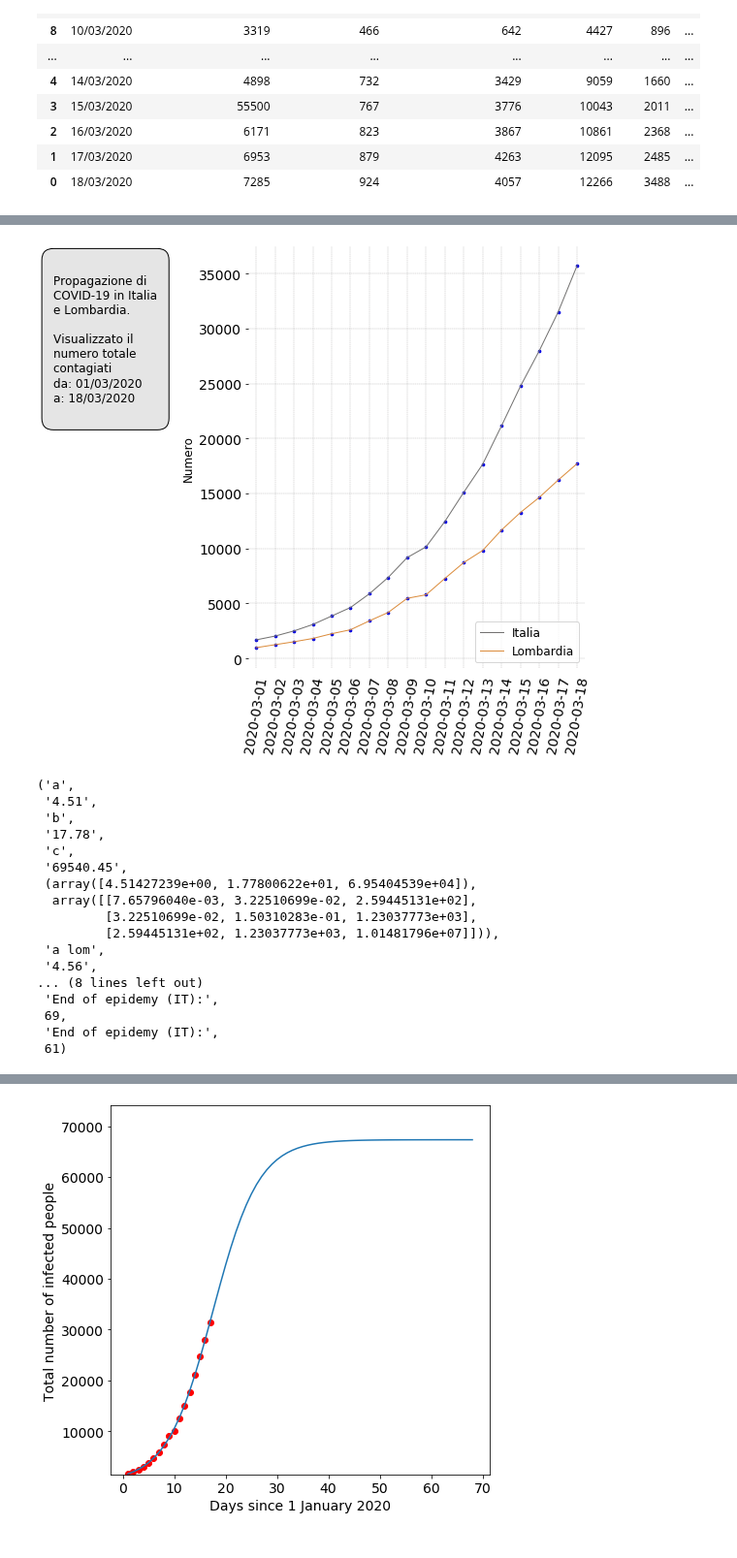
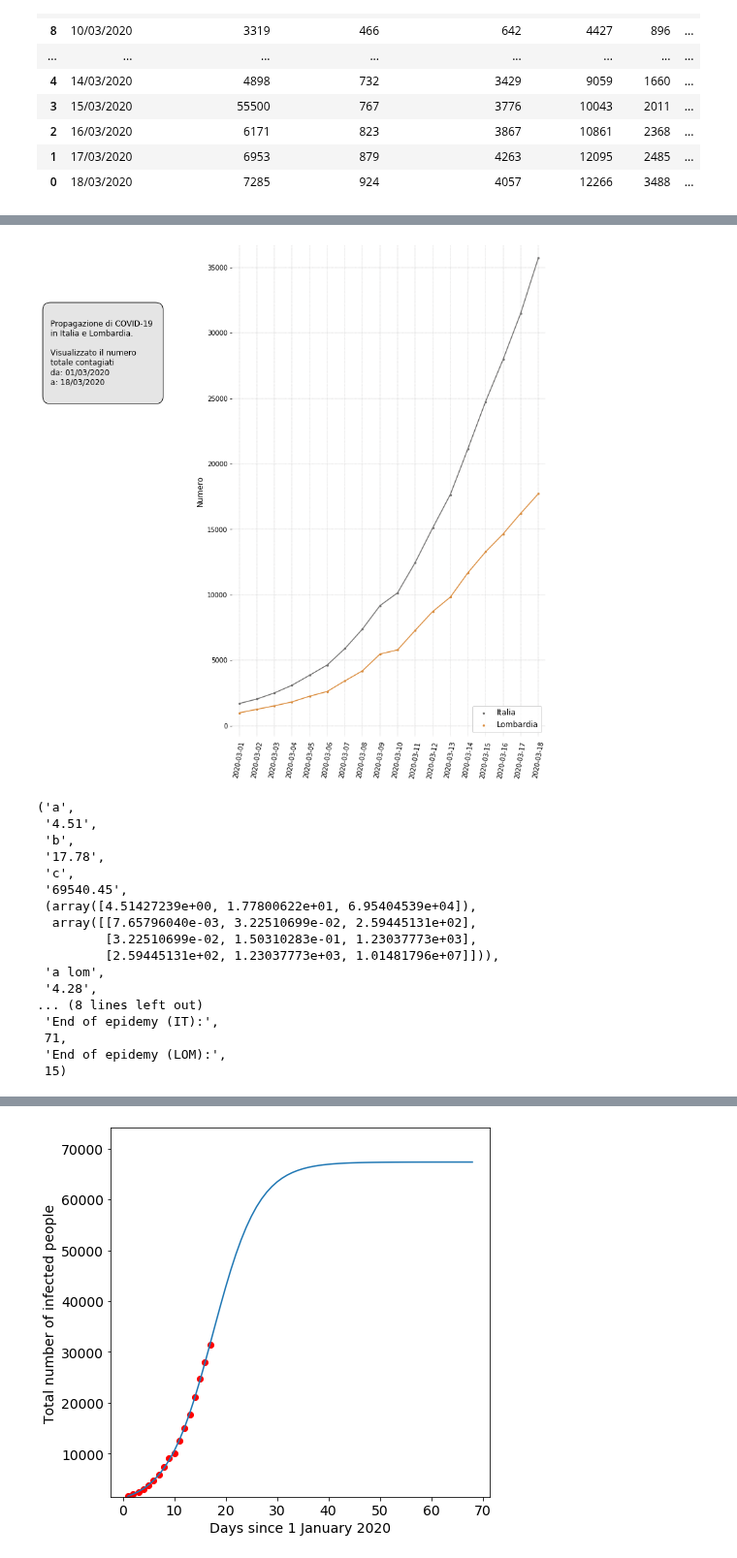
Before and after one commit to p-giovanni/Statistics, a Jupyter notebook: notebook/CoronaVirus.ipynb, the cells around one changed output, grey strips where cells are left out. Shown at 97% size. Cells and saved outputs as stored; diff of their text form; code cells hidden in the pictures.

Commit message:
Logistic model working properly.

```diff
--- a/notebook/CoronaVirus.ipynb
+++ b/notebook/CoronaVirus.ipynb
@@ -368,7 +370,7 @@ plt.savefig(os.path.join(images_path,"covid19_lombardy_chart.png"))
 #
 #
 
-def composed_c_virus_chart(ax, data_sets,log=False):
+def composed_c_virus_chart(ax, data_sets,log=False, title=None):
     """
     """
     rv = False
@@ -376,19 +378,29 @@ def composed_c_virus_chart(ax, data_sets,log=False):
         set_axes_common_properties(ax, no_grid=False)
         #ax.set_xlim(time_limits)
 
-
+        max_y = None
         for key in data_sets.keys():
             df = data_sets[key]["df"]
             x = df["timeStamp"].dt.to_pydatetime()
             y = df["Totale"]
+            new_max = y.max()
+            if max_y is None or new_max > max_y:
+                max_y = new_max
+
             colors = data_sets[key]["colors"]
 
             time_limits = [x.min() - pd.Timedelta(hours=10)
                           ,x.max() + pd.Timedelta(hours=10)]
             ax.set_xlim(time_limits)
 
-            ax.scatter(x, y, color=colors[0], s=7)
-            ax.plot(x, y, 'b-', linewidth=1.0, color=colors[1], label=data_sets[key]["label"])
+            ax.scatter(x, y, color=colors[0], s=data_sets[key]["size"], marker=data_sets[key]["dot-shape"], label=data_sets[key]["label"])
+            if data_sets[key]["no_plot"] == False:
+                ax.plot(x, y, 'b-', linewidth=data_sets[key]["line-size"], color=colors[1])
+
+        if title is not None:
+            ax.set_title(title, fontsize=16)
+
+        ax.set_ylim(top=max_y + 1000)
 
         ax.set_ylabel("Numero", fontsize=12)
         ax.xaxis.set_major_locator(mdates.DayLocator(interval=1))
@@ -398,6 +410,7 @@ def composed_c_virus_chart(ax, data_sets,log=False):
 
         ax.legend(fontsize=12, loc='lower right')
 
+
     except Exception as ex:
         print("c_virus_chart failed - {ex}".format(ex=ex))
     else:
@@ -416,50 +429,56 @@ data_sets = {
     "Italy": {
         "df": df,
         "label": "Italia",
-        "colors": ["#0000e6", "#727170"]
+        "colors": ["#727170", "#727170"],
+        "size": 25,
+        "dot-shape": ".",
+        "line-size": 1.5,
+        "no_plot": False
     },
     "Lombardy": {
         "df": df_lo,
         "label": "Lombardia",
-        "colors": ["#0000e6", "#db8c3c"]
+        "colors": ["#db8c3c", "#db8c3c"],
+        "size": 25,
+        "dot-shape": ".",
+        "line-size": 1.5,
+        "no_plot": False
     }
 }
 # ------------------------------------------------------
 # Chart
 # ------------------------------------------------------
-fig = plt.figure(figsize=(10, 8))
+fig = plt.figure(figsize=(14, 14))
 gs1 = gridspec.GridSpec(1, 2
                        ,figure=fig
                        ,hspace=0.3
                        ,wspace=0.5
                        ,width_ratios=[2, 7])
 
 ax = []
 ax.append(fig.add_subplot(gs1[0,0]))
 ax.append(fig.add_subplot(gs1[0,1]))
 
 idx = 0
 text = """
-Propagazione di
-COVID-19 in Italia
-e Lombardia.
+Propagazione di COVID-19
+in Italia e Lombardia.
 
-Visualizzato il
-numero totale
-contagiati
+Visualizzato il numero
+totale contagiati
 da: {mid}
 a: {mad}
 """.format(mid=min_date, mad=max_date)
 
 text_box(ax[idx], text, colors=["#e5e5e5", "#000000", "#000000"], x=0.1, y=0.78, fontsize=12)
 
 idx += 1
 x = df_lo["timeStamp"].dt.to_pydatetime()
 composed_c_virus_chart(ax[idx], data_sets)
 
 plt.savefig(os.path.join(images_path,"covid19_composed_chart.png"))
 # %% [output]
-[figure, old version]
+[figure, new version]
 # %%
 #
 # Fitting parameters.
@@ -475,8 +494,18 @@ def calculate_model_parameters():
         y_index = list(df_lo.columns).index('Totale')
         lom_log_fit = get_fitted_model_params(df_lo, x_index=x_index, y_index=y_index, p0_estimate=[2,50,80000], function=logistic_model)
 
+        a = it_log_fit[0][0]
+        b = it_log_fit[0][1]
+        c = it_log_fit[0][2]
+
+        a_lom = lom_log_fit[0][0]
+        b_lom = lom_log_fit[0][1]
+        c_lom = lom_log_fit[0][2]
+
+        # Epidemy end.
         sol_it = int(fsolve(lambda x : logistic_model(x, a, b, c) - int(c), b))
-        sol_lom = int(fsolve(lambda x : logistic_model(x, a_lom, b_lom, c_lom) - int(c_lom), b_lom))
+        sol_lom = int(fsolve(lambda x : logistic_model(x, a, b, c) - int(c_lom), b_lom))
+
         result = (it_log_fit, lom_log_fit, sol_it, sol_lom)
 
     except Exception as ex:
@@ -498,7 +527,7 @@ c_lom = lom_log_fit[0][2]
 
 ("a",f'{a:.2f}', "b", f'{b:.2f}', "c", f'{c:.2f}', it_log_fit,
  "a lom", f'{a_lom:.2f}', "b lom", f'{b_lom:.2f}', "c_lom", f'{c_lom:.2f}', lom_log_fit,
- "End of epidemy (IT):", sol_it, "End of epidemy (IT):", sol_lom)
+ "End of epidemy (IT):", sol_it, "End of epidemy (LOM):", sol_lom)
 # %% [output]
 ('a',
  '4.51',
@@ -511,12 +540,12 @@ c_lom = lom_log_fit[0][2]
          [3.22510699e-02, 1.50310283e-01, 1.23037773e+03],
          [2.59445131e+02, 1.23037773e+03, 1.01481796e+07]])),
  'a lom',
- '4.56',
+ '4.28',
 ... (8 lines left out)
  'End of epidemy (IT):',
- 69,
- 'End of epidemy (IT):',
- 61)
+ 71,
+ 'End of epidemy (LOM):',
+ 15)
 # %%
 # ------------------------------------------------------
 # Data preparation
```
Also changed, not shown: parts of 7 cells of this notebook, 4 other files.
